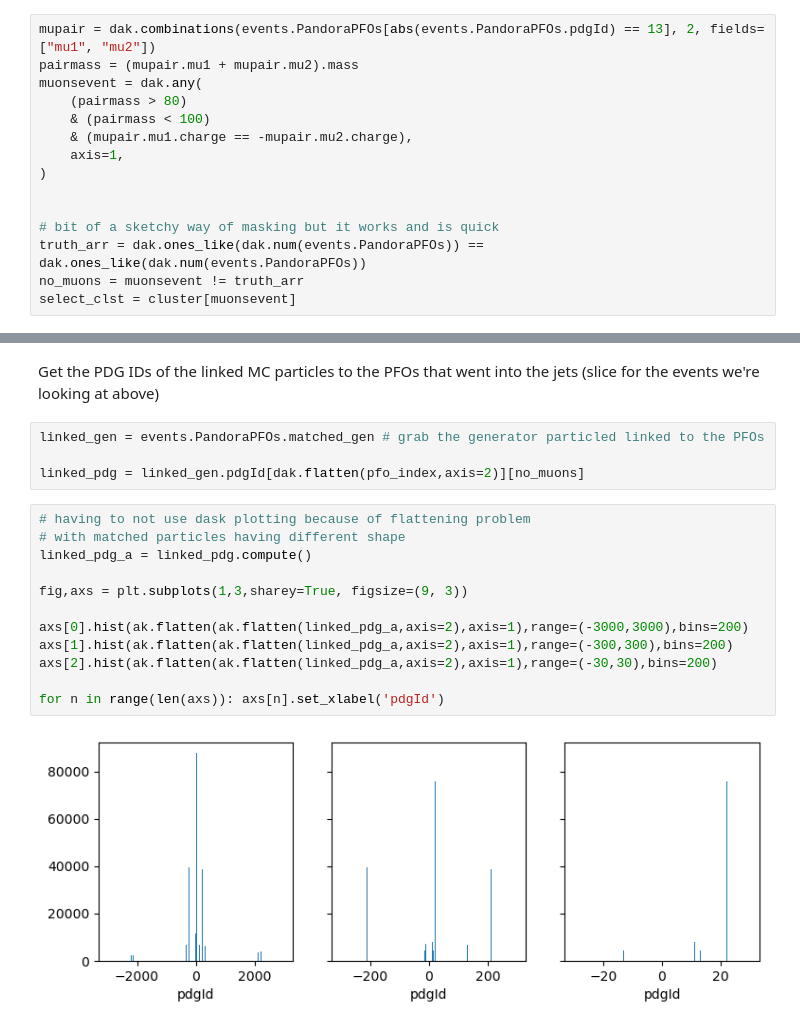
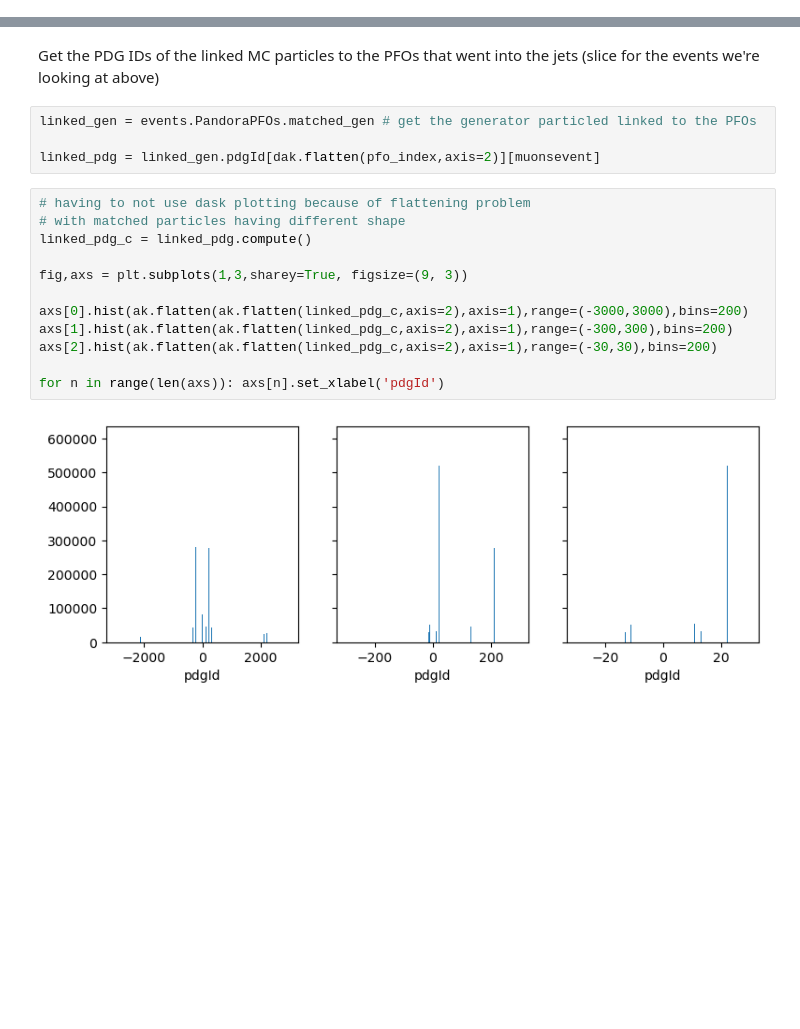
Before and after one commit to jbrewster7/jet_reco, a Jupyter notebook: June_23_Demo.ipynb, the cells around one changed output, grey strips where cells are left out. Cells and saved outputs as stored; diff of their text form; blank space fills up the shorter version.

```diff
--- a/June_23_Demo.ipynb
+++ b/June_23_Demo.ipynb
@@ -55,18 +42,3 @@ Select only the events without a muon pair with an invariant mass between 80 and
-# %%
-mupair = dak.combinations(events.PandoraPFOs[abs(events.PandoraPFOs.pdgId) == 13], 2, fields=["mu1", "mu2"])
-pairmass = (mupair.mu1 + mupair.mu2).mass
-muonsevent = dak.any(
-    (pairmass > 80)
-    & (pairmass < 100)
-    & (mupair.mu1.charge == -mupair.mu2.charge),
-    axis=1,
-)
-
-
-# bit of a sketchy way of masking but it works and is quick
-truth_arr = dak.ones_like(dak.num(events.PandoraPFOs)) == dak.ones_like(dak.num(events.PandoraPFOs))
-no_muons = muonsevent != truth_arr
-select_clst = cluster[muonsevent]
 # %% [markdown]
 Set up the jets as 4-vectors in coffea
 # %%
@@ -101,20 +94,20 @@ pfo_index = fastjet.ClusterSequence(events.PandoraPFOs, jetdef).exclusive_jets_c
 # %% [markdown]
 Get the PDG IDs of the linked MC particles to the PFOs that went into the jets (slice for the events we're looking at above)
 # %%
-linked_gen = events.PandoraPFOs.matched_gen # grab the generator particled linked to the PFOs
+linked_gen = events.PandoraPFOs.matched_gen # get the generator particled linked to the PFOs
 
-linked_pdg = linked_gen.pdgId[dak.flatten(pfo_index,axis=2)][no_muons]
+linked_pdg = linked_gen.pdgId[dak.flatten(pfo_index,axis=2)][muonsevent]
 # %%
 # having to not use dask plotting because of flattening problem
 # with matched particles having different shape
-linked_pdg_a = linked_pdg.compute()
+linked_pdg_c = linked_pdg.compute()
 
 fig,axs = plt.subplots(1,3,sharey=True, figsize=(9, 3))
 
-axs[0].hist(ak.flatten(ak.flatten(linked_pdg_a,axis=2),axis=1),range=(-3000,3000),bins=200)
-axs[1].hist(ak.flatten(ak.flatten(linked_pdg_a,axis=2),axis=1),range=(-300,300),bins=200)
-axs[2].hist(ak.flatten(ak.flatten(linked_pdg_a,axis=2),axis=1),range=(-30,30),bins=200)
+axs[0].hist(ak.flatten(ak.flatten(linked_pdg_c,axis=2),axis=1),range=(-3000,3000),bins=200)
+axs[1].hist(ak.flatten(ak.flatten(linked_pdg_c,axis=2),axis=1),range=(-300,300),bins=200)
+axs[2].hist(ak.flatten(ak.flatten(linked_pdg_c,axis=2),axis=1),range=(-30,30),bins=200)
 
 for n in range(len(axs)): axs[n].set_xlabel('pdgId')
 # %% [output]
-[figure, old version]
+[figure, new version]
```
Also changed, not shown: parts of 28 cells of this notebook.
